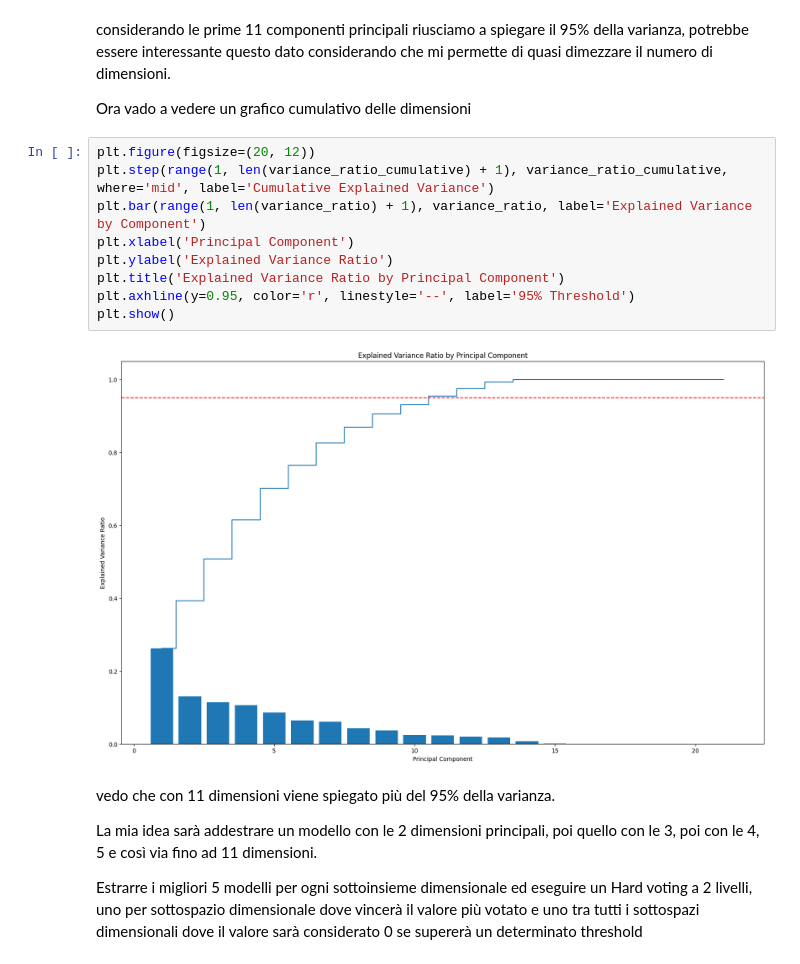
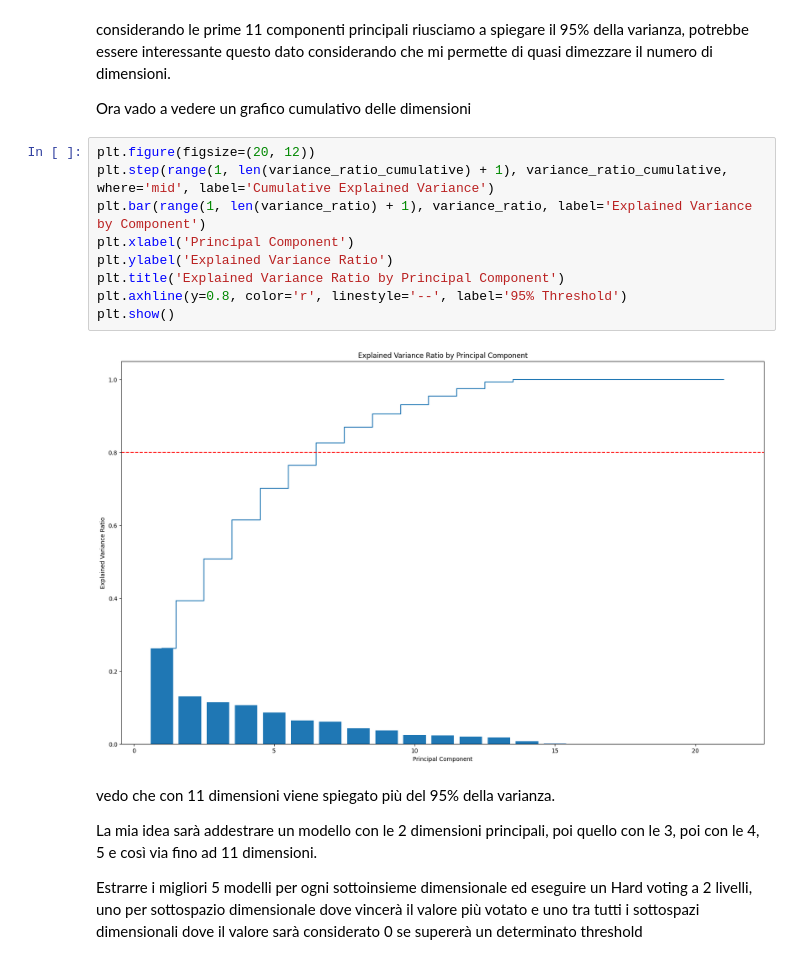
Before and after one commit to davidMarabottini/studio_data_science, a Jupyter notebook: 09-riduzione-dimensionalita/63-selezionare-nr-componenti-principali.ipynb, the cells around one changed output. Cells and saved outputs as stored; diff of their text form.

```diff
--- a/09-riduzione-dimensionalita/63-selezionare-nr-componenti-principali.ipynb
+++ b/09-riduzione-dimensionalita/63-selezionare-nr-componenti-principali.ipynb
@@ -111,14 +113,14 @@ Ora vado a vedere un grafico cumulativo delle dimensioni
 # %%
 plt.figure(figsize=(20, 12))
 plt.step(range(1, len(variance_ratio_cumulative) + 1), variance_ratio_cumulative, where='mid', label='Cumulative Explained Variance')
 plt.bar(range(1, len(variance_ratio) + 1), variance_ratio, label='Explained Variance by Component')
 plt.xlabel('Principal Component')
 plt.ylabel('Explained Variance Ratio')
 plt.title('Explained Variance Ratio by Principal Component')
-plt.axhline(y=0.95, color='r', linestyle='--', label='95% Threshold')
+plt.axhline(y=0.8, color='r', linestyle='--', label='95% Threshold')
 plt.show()
 # %% [output]
-[figure, old version]
+[figure, new version]
 # %% [markdown]
 vedo che con 11 dimensioni viene spiegato più del 95% della varianza.
 
```
Also changed, not shown: parts of 9 cells of this notebook, 2 other files.
